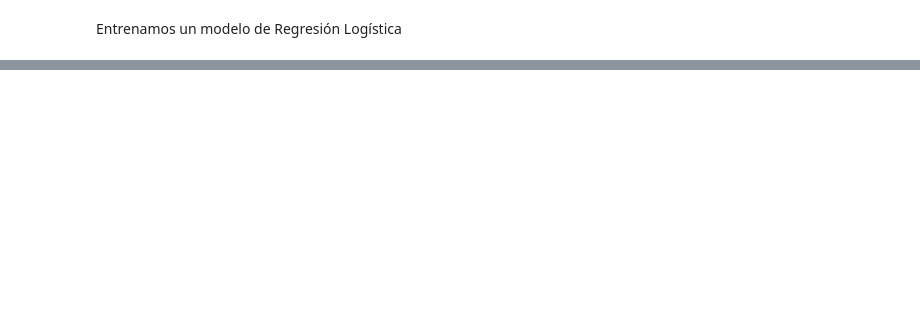
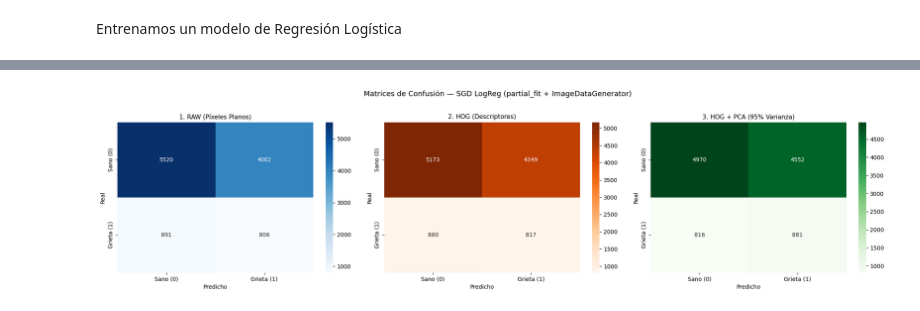
Before and after one commit to rogoraul/Proyecto-Concrete, a Jupyter notebook: notebooks/02_Modelo_Lineal.ipynb, the cells around one changed output, grey strips where cells are left out. Saved outputs shown, nothing was run; the diff lists cells and outputs as text; code cells hidden in the pictures; blank space fills up the shorter version.

```diff
--- a/notebooks/02_Modelo_Lineal.ipynb
+++ b/notebooks/02_Modelo_Lineal.ipynb
@@ -254,0 +568,27 @@ weighted avg       0.98      0.98      0.98      8000
+# %%
+# %%
+# ---------------------- #
+# MATRICES DE CONFUSIÓN  #
+# ---------------------- #
+
+fig, axes = plt.subplots(1, 3, figsize=(20, 5))
+cmaps = ['Blues', 'Oranges', 'Greens']
+
+for i, (name, cfg) in enumerate(configs.items()):
+    model = models[name]
+    y_true, y_pred, _ = evaluate_gen(model, test_gen, cfg['extract_fn'], cfg['scaler'], cfg['use_pca'])
+    cm = confusion_matrix(y_true, y_pred)
+
+    sns.heatmap(cm, annot=True, fmt='d', cmap=cmaps[i], ax=axes[i],
+                xticklabels=target_names, yticklabels=target_names)
+    axes[i].set_title(name, fontsize=11)
+    axes[i].set_ylabel('Real')
+    axes[i].set_xlabel('Predicho')
+
+plt.suptitle('Matrices de Confusión — SGD LogReg (partial_fit + ImageDataGenerator)',
+             fontsize=13, y=1.02)
+plt.tight_layout()
+plt.savefig('confusion_matrices_sgd_idg.png', dpi=150, bbox_inches='tight')
+plt.show()
+# %% [output]
+[figure, added]
```
Also changed, not shown: parts of 14 cells of this notebook.
